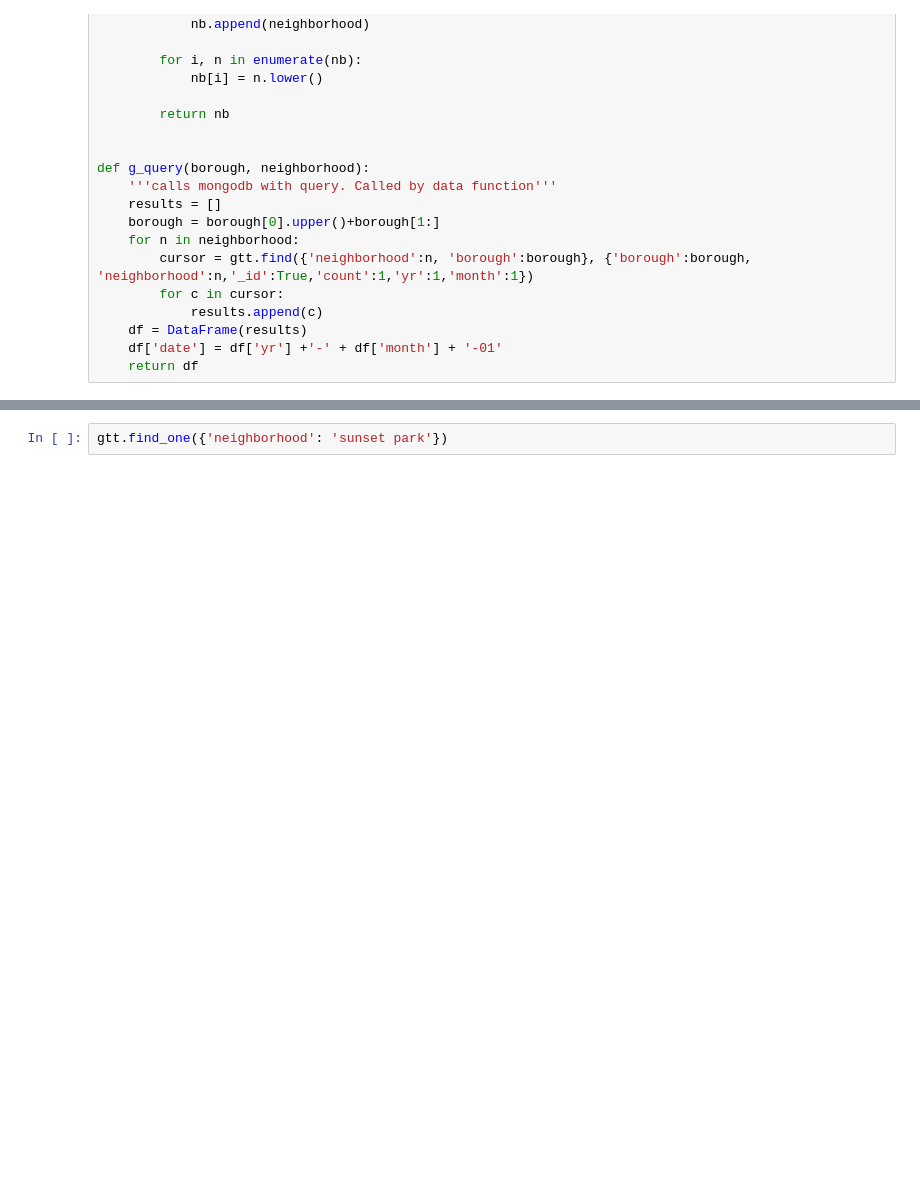
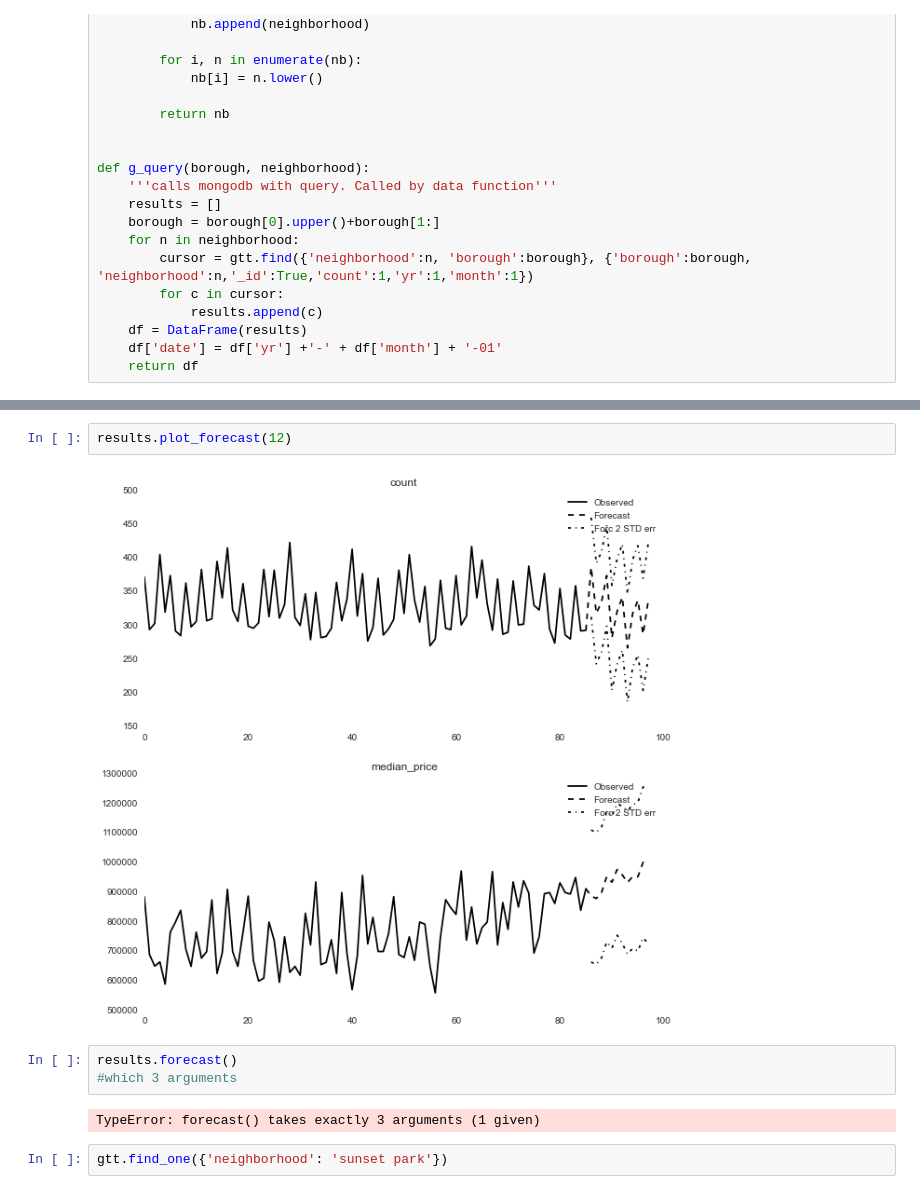
Before and after one commit to gfsoileau/soothsay_appreciation_predictor, a Jupyter notebook: re_predictor.ipynb, the cells around one changed output, grey strips where cells are left out. Cells and saved outputs as stored; diff of their text form; blank space fills up the shorter version.

```diff
--- a/re_predictor.ipynb
+++ b/re_predictor.ipynb
@@ -596,3 +702,12 @@ ValueError: Pandas data cast to numpy dtype of object. Check input data with np.
+# %%
+results.plot_forecast(12)
+# %% [output]
+[figure, added]
+# %%
+results.forecast()
+#which 3 arguments
+# %% [output]
+TypeError: forecast() takes exactly 3 arguments (1 given)
 # %%
 gtt.find_one({'neighborhood': 'sunset park'})
 # %%
```
Also changed, not shown: parts of 41 cells of this notebook.
